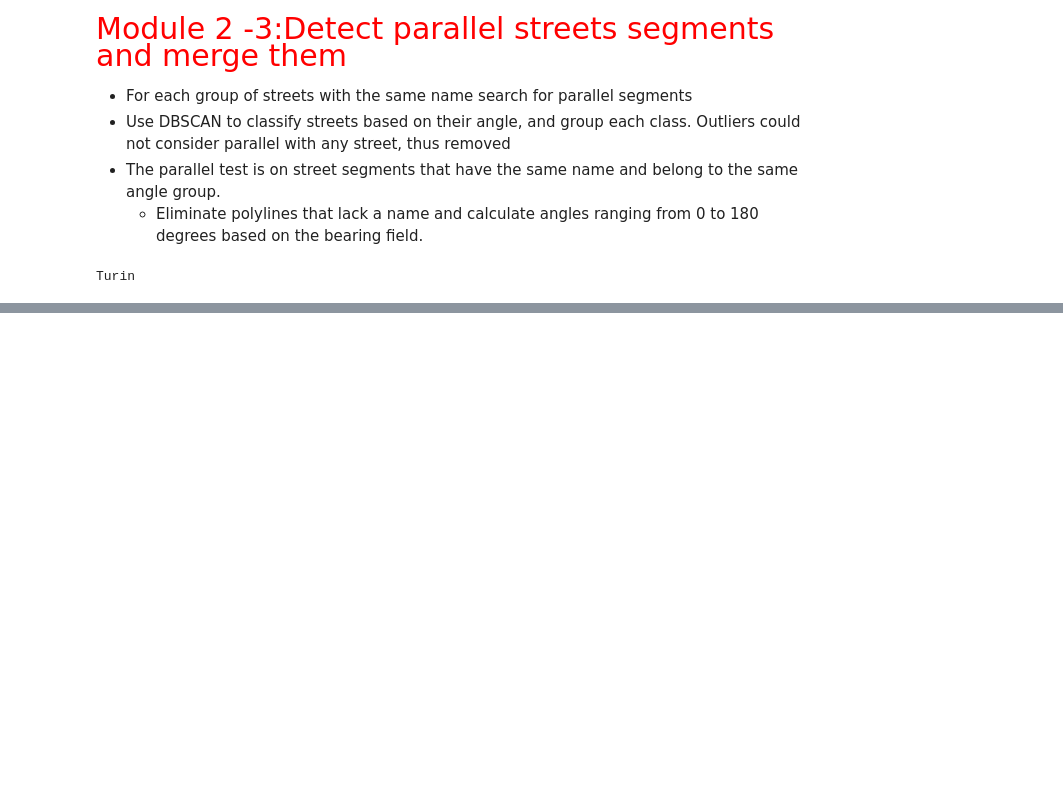
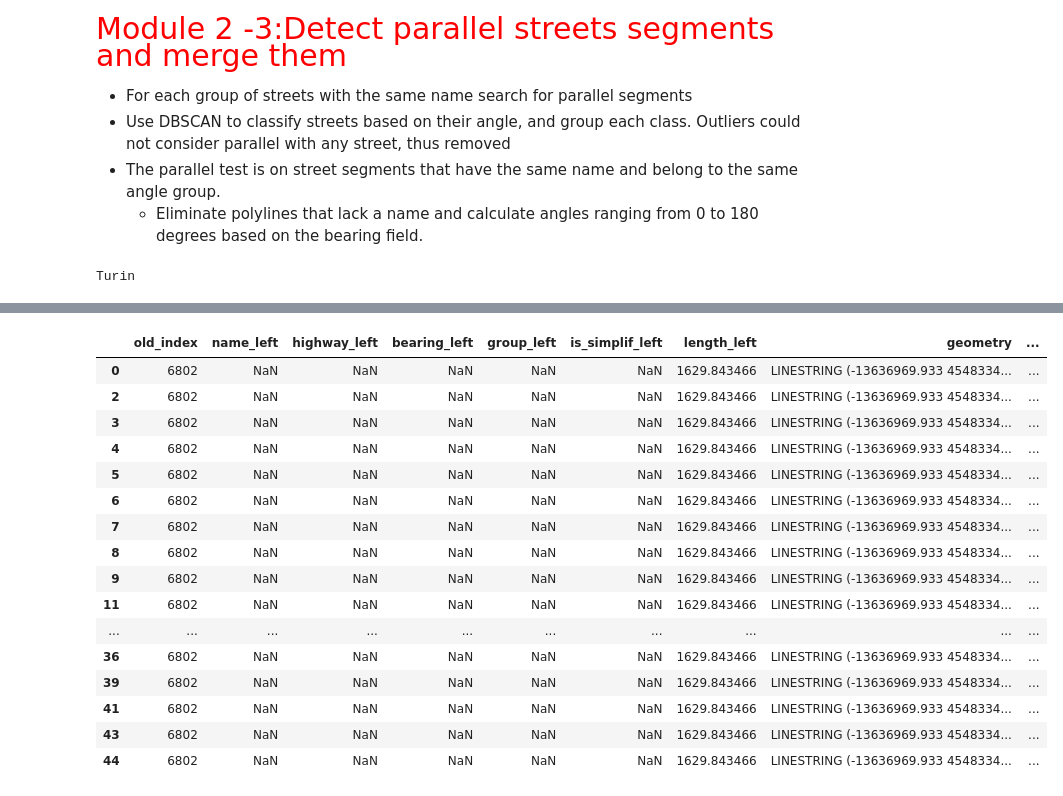
Before and after one commit to achic19/SOD0, a Jupyter notebook: Code/code_for_test.ipynb, the cells around one changed output, grey strips where cells are left out. Drawn from its saved outputs; the diff is of its cells as text; code cells hidden in the pictures; blank space fills up the shorter version.

Commit message:
update_street_names

```diff
--- a/Code/code_for_test.ipynb
+++ b/Code/code_for_test.ipynb
@@ -708,0 +652,4 @@ final2.network.to_file(f'{data_folder}/final.shp')
+# %%
+
+df1= my_network
+org_network.reset_index().to_file(f'{data_folder}/delete_2_nodes/source.shp')
@@ -708,0 +660,3 @@ final2.network.to_file(f'{data_folder}/final.shp')
+# %%
+df4 = df1[df1['name'].isna()]
+df4.reset_index().to_file(f'{data_folder}/delete_2_nodes/no_name_init.shp')
@@ -708,0 +679,6 @@ final2.network.to_file(f'{data_folder}/final.shp')
+# %%
+# use only one polyline from the original dataframe for name even if the algorithm may found more
+old_index  ='old_index'
+org_network['length'] = org_network.length
+df = gpd.sjoin(df4,org_network).reset_index(names='old_index')
+df
@@ -708,0 +736,3 @@ final2.network.to_file(f'{data_folder}/final.shp')
+# %%
+testy = df.groupby(old_index).get_group(6802)
+testy[testy['name_right']==testy['name_right'].mode().iloc[0]].iloc[0]
@@ -708,0 +756,20 @@ final2.network.to_file(f'{data_folder}/final.shp')
+# %%
+testy
+# %% [output]
+|  | old_index | name_left | highway_left | bearing_left | group_left | is_simplif_left | length_left | geometry | ... |
+| 0 | 6802 | NaN | NaN | NaN | NaN | NaN | 1629.843466 | LINESTRING (-13636969.933 4548334... | ... |
+| 2 | 6802 | NaN | NaN | NaN | NaN | NaN | 1629.843466 | LINESTRING (-13636969.933 4548334... | ... |
+| 3 | 6802 | NaN | NaN | NaN | NaN | NaN | 1629.843466 | LINESTRING (-13636969.933 4548334... | ... |
+| 4 | 6802 | NaN | NaN | NaN | NaN | NaN | 1629.843466 | LINESTRING (-13636969.933 4548334... | ... |
+| 5 | 6802 | NaN | NaN | NaN | NaN | NaN | 1629.843466 | LINESTRING (-13636969.933 4548334... | ... |
+| 6 | 6802 | NaN | NaN | NaN | NaN | NaN | 1629.843466 | LINESTRING (-13636969.933 4548334... | ... |
+| 7 | 6802 | NaN | NaN | NaN | NaN | NaN | 1629.843466 | LINESTRING (-13636969.933 4548334... | ... |
+| 8 | 6802 | NaN | NaN | NaN | NaN | NaN | 1629.843466 | LINESTRING (-13636969.933 4548334... | ... |
+| 9 | 6802 | NaN | NaN | NaN | NaN | NaN | 1629.843466 | LINESTRING (-13636969.933 4548334... | ... |
+| 11 | 6802 | NaN | NaN | NaN | NaN | NaN | 1629.843466 | LINESTRING (-13636969.933 4548334... | ... |
+| ... | ... | ... | ... | ... | ... | ... | ... | ... | ... |
+| 36 | 6802 | NaN | NaN | NaN | NaN | NaN | 1629.843466 | LINESTRING (-13636969.933 4548334... | ... |
+| 39 | 6802 | NaN | NaN | NaN | NaN | NaN | 1629.843466 | LINESTRING (-13636969.933 4548334... | ... |
+| 41 | 6802 | NaN | NaN | NaN | NaN | NaN | 1629.843466 | LINESTRING (-13636969.933 4548334... | ... |
+| 43 | 6802 | NaN | NaN | NaN | NaN | NaN | 1629.843466 | LINESTRING (-13636969.933 4548334... | ... |
+| 44 | 6802 | NaN | NaN | NaN | NaN | NaN | 1629.843466 | LINESTRING (-13636969.933 4548334... | ... |
```
Also changed, not shown: parts of 53 cells of this notebook, 1 other file.
